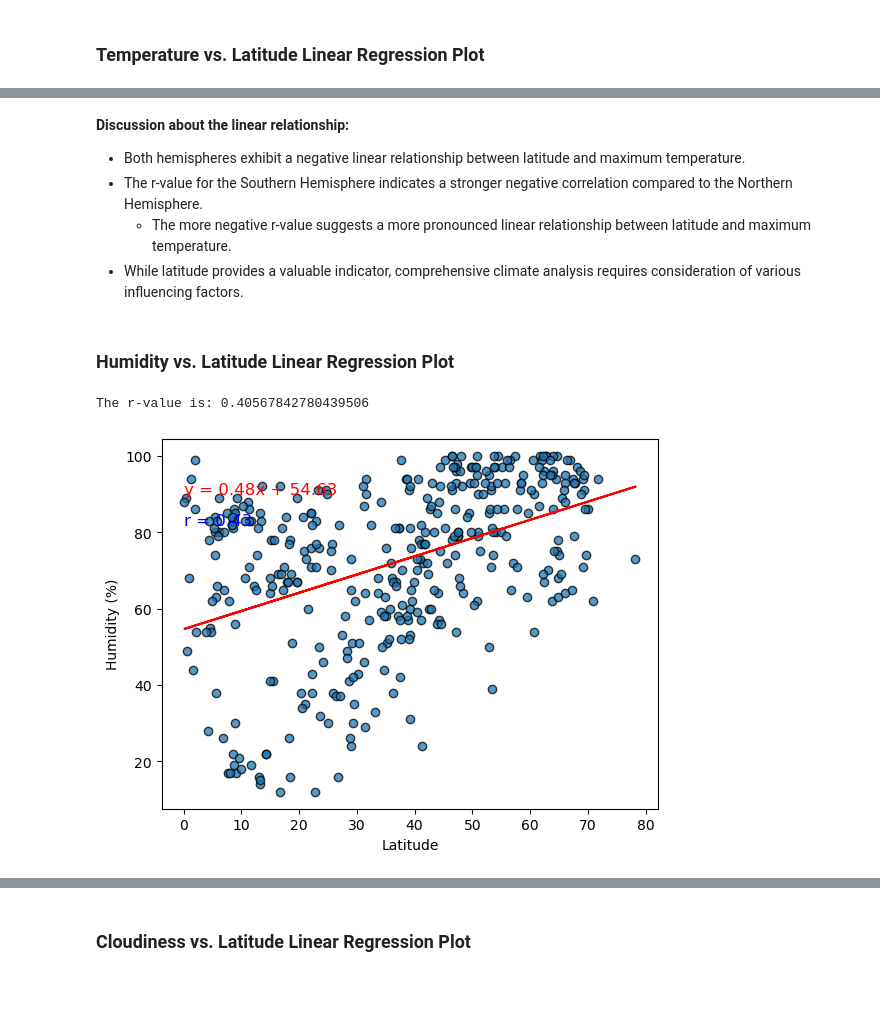
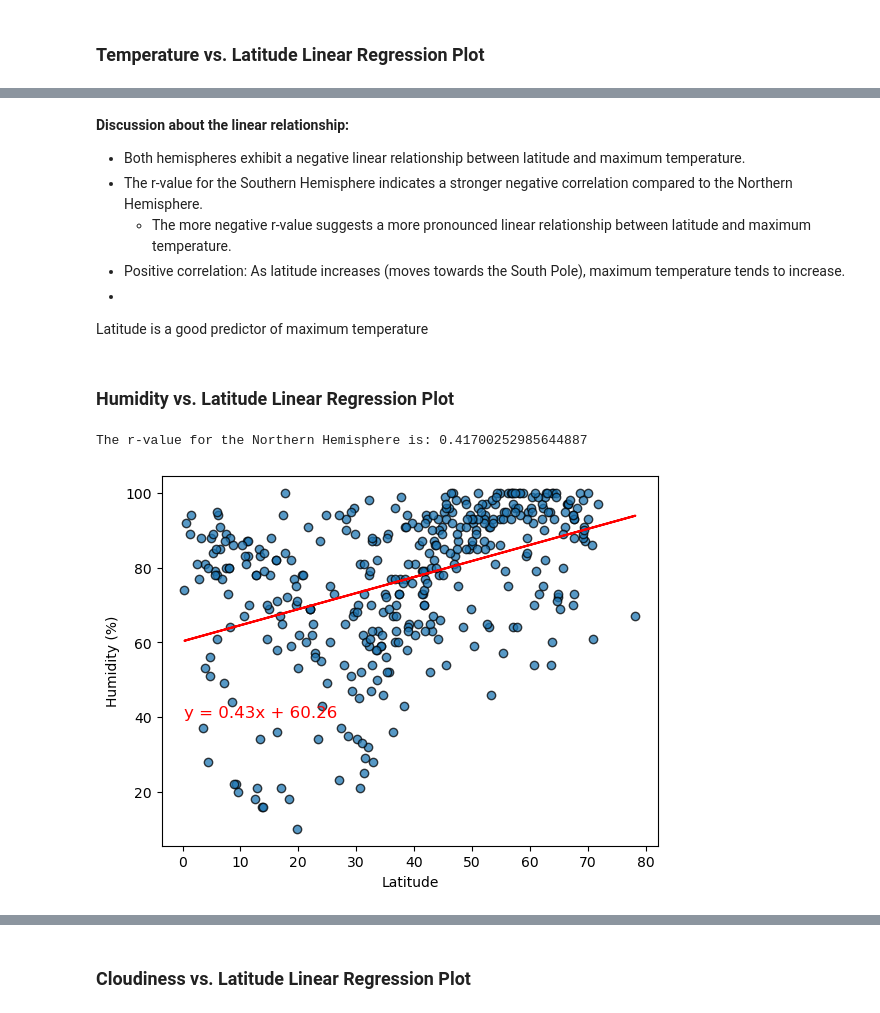
Before and after one commit to annaramer/python-api-challenge, a Jupyter notebook: WeatherPy/WeatherPy.ipynb, the cells around one changed output, grey strips where cells are left out. Drawn from its saved outputs; the diff is of its cells as text; code cells hidden in the pictures; blank space fills up the shorter version.

```diff
--- a/WeatherPy/WeatherPy.ipynb
+++ b/WeatherPy/WeatherPy.ipynb
@@ -388,51 +388,47 @@ The r-value for the Southern Hemisphere is: 0.4716608293323062
 # %% [markdown]
 **Discussion about the linear relationship:**
+
 - Both hemispheres exhibit a negative linear relationship between latitude and maximum temperature.
 - The r-value for the Southern Hemisphere indicates a stronger negative correlation compared to the Northern Hemisphere.
     - The more negative r-value suggests a more pronounced linear relationship between latitude and maximum temperature.
-- While latitude provides a valuable indicator, comprehensive climate analysis requires consideration of various influencing factors.
+- Positive correlation: As latitude increases (moves towards the South Pole), maximum temperature tends to increase.
+-
+Latitude is a good predictor of maximum temperature
 # %% [markdown]
 ### Humidity vs. Latitude Linear Regression Plot
 # %%
-# Northern Hemisphere
-northern_hemi_df = city_data_df[city_data_df["Lat"] >= 0]
+# Select data for Humidity vs. Latitude in the Northern Hemisphere
+x_values_northern_humidity = northern_hemi_df["Lat"]
+y_values_northern_humidity = northern_hemi_df["Humidity"]
 
-# Select data for Humidity vs. Latitude in the Northern Hemisphere
-x_values_northern = northern_hemi_df["Lat"]
-y_values_northern = northern_hemi_df["Humidity"]
+# Perform linear regression for Humidity vs. Latitude in the Northern Hemisphere
+(slope_northern_humidity, intercept_northern_humidity, rvalue_northern_humidity, pvalue_northern_humidity, stderr_northern_humidity) = linregress(x_values_northern_humidity, y_values_northern_humidity)
 
-# Perform linear regression for the Northern Hemisphere
-(slope_northern, intercept_northern, rvalue_northern, pvalue_northern, stderr_northern) = linregress(x_values_northern, y_values_northern)
+# Print the r-value to the console for the Northern Hemisphere
+print(f"The r-value for the Northern Hemisphere is: {rvalue_northern_humidity}")
 
-# Print the r-value to the console
-print(f"The r-value is: {rvalue}")
-
-# Calculate regression values
-regress_values_northern = x_values_northern * slope_northern + intercept_northern
+# Calculate regression values using Northern Hemisphere coefficients
+regress_values_northern_humidity = x_values_northern_humidity * slope_northern_humidity + intercept_northern_humidity
 
 # Create scatter plot
-plt.scatter(x_values_northern, y_values_northern, edgecolors="black", alpha=0.75, label="Data")
+plt.scatter(x_values_northern_humidity, y_values_northern_humidity, edgecolors="black", alpha=0.75, label="Data")
 
 # Plot regression line
-plt.plot(x_values_northern, regress_values_northern, "r-", label="Linear Regression")
+plt.plot(x_values_northern_humidity, regress_values_northern_humidity, "r-", label="Linear Regression")
 
-# Annotate linear regression equation
-line_eq_northern = f"y = {round(slope_northern, 2)}x + {round(intercept_northern, 2)}"
-plt.annotate(line_eq_northern, (min(x_values_northern), max(y_values_northern) - 10), fontsize=12, color="red")
+# Annotate linear regression equation for the Northern Hemisphere
+line_eq_northern_humidity = f"y = {round(slope_northern_humidity, 2)}x + {round(intercept_northern_humidity, 2)}"
+plt.annotate(line_eq_northern_humidity, (min(x_values_northern_humidity), max(y_values_northern_humidity) - 60), fontsize=12, color="red")
 
-# Annotate r-value
-r_value_annotation_northern = f"r = {round(rvalue_northern, 2)}"
-plt.annotate(r_value_annotation_northern, (min(x_values_northern), max(y_values_northern) - 18), fontsize=12, color="blue")
+# Graph properties for Humidity vs. Latitude in the Northern Hemisphere
 
-# Graph properties
 plt.xlabel("Latitude")
 plt.ylabel("Humidity (%)")
 
-
-# Show plot
+# Show plot for Humidity vs. Latitude in the Northern Hemisphere
 plt.show()
 # %% [output]
-The r-value is: 0.40567842780439506
+The r-value for the Northern Hemisphere is: 0.41700252985644887
-[figure, old version]
+[figure, new version]
 # %%
 # Southern Hemisphere
```
Also changed, not shown: parts of 28 cells of this notebook, 5 other files.
